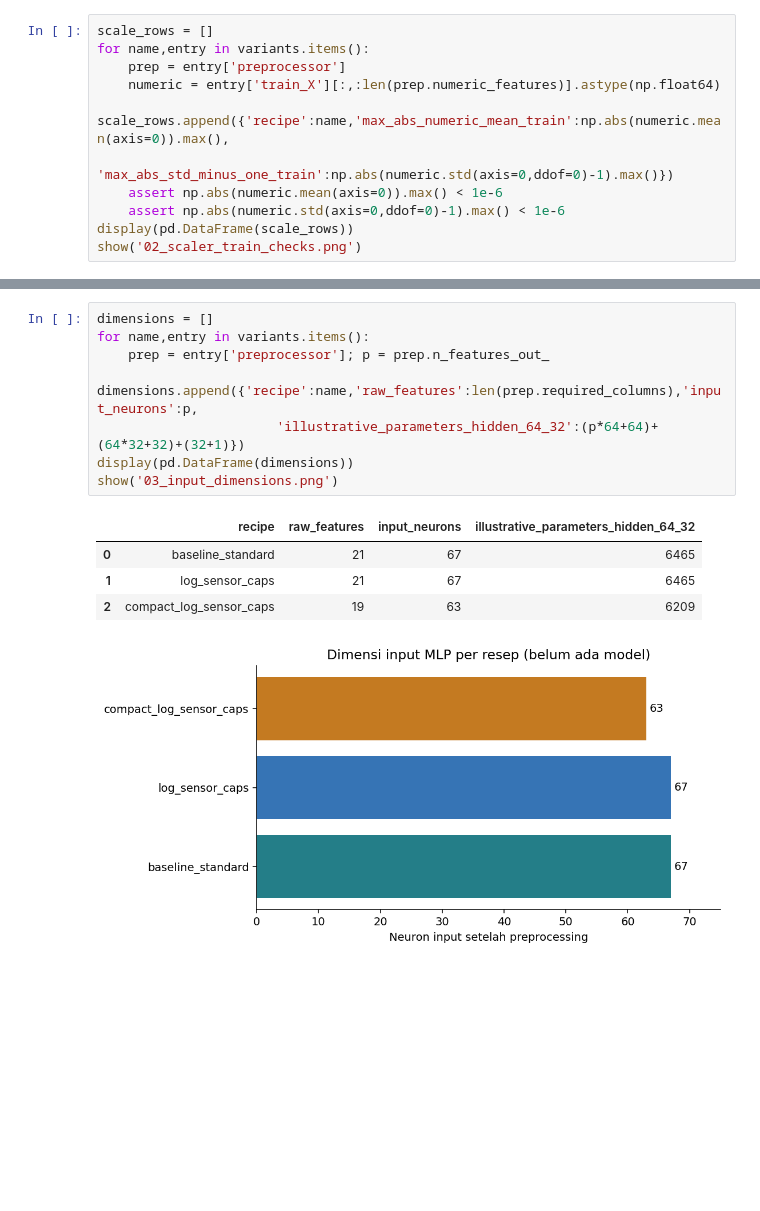
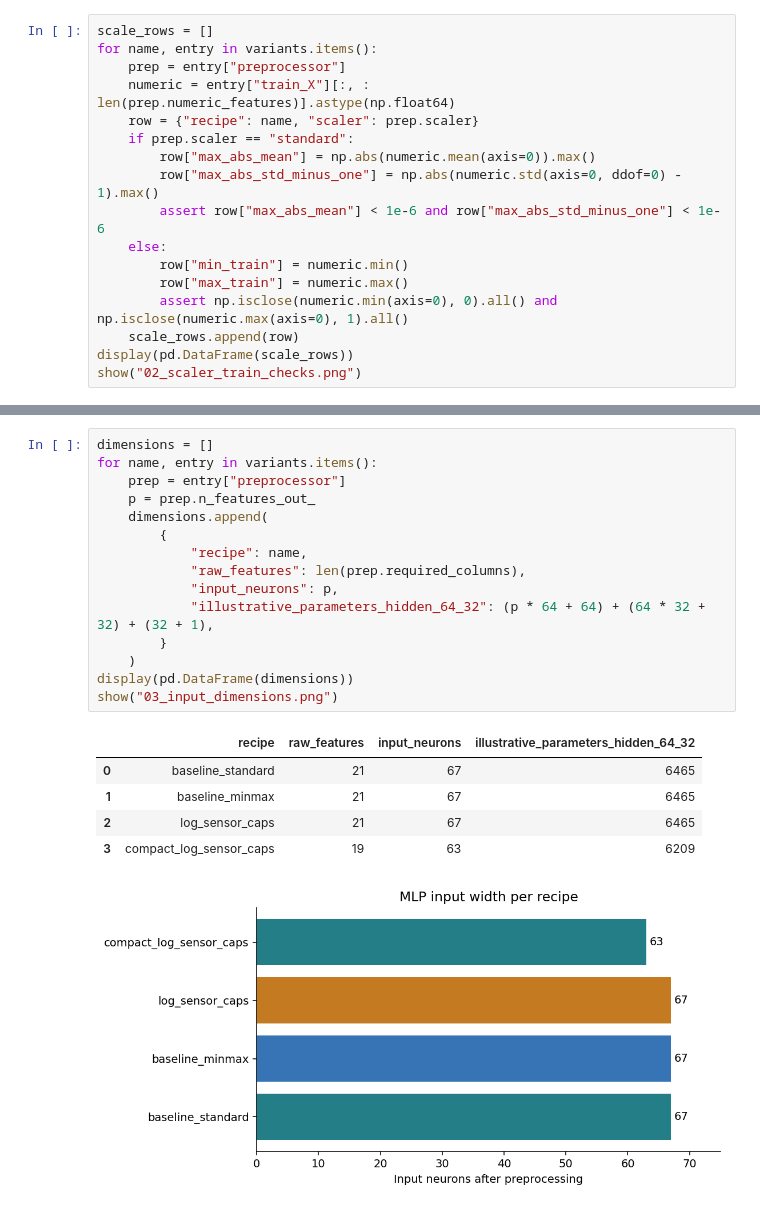
Before and after one commit to HUB37T/EV-Battery-Health, a Jupyter notebook: notebooks/02_preprocessing.ipynb, the cells around one changed output, grey strips where cells are left out. Drawn from its saved outputs; the diff is of its cells as text; blank space fills up the shorter version.

```diff
--- a/notebooks/02_preprocessing.ipynb
+++ b/notebooks/02_preprocessing.ipynb
@@ -262,12 +291,18 @@ Hanya blok numerik distandardisasi. One-hot, biner, dan missing flags tetap 0/1.
 # %%
 scale_rows = []
-for name,entry in variants.items():
-    prep = entry['preprocessor']
-    numeric = entry['train_X'][:,:len(prep.numeric_features)].astype(np.float64)
-    scale_rows.append({'recipe':name,'max_abs_numeric_mean_train':np.abs(numeric.mean(axis=0)).max(),
-                       'max_abs_std_minus_one_train':np.abs(numeric.std(axis=0,ddof=0)-1).max()})
-    assert np.abs(numeric.mean(axis=0)).max() < 1e-6
-    assert np.abs(numeric.std(axis=0,ddof=0)-1).max() < 1e-6
+for name, entry in variants.items():
+    prep = entry["preprocessor"]
+    numeric = entry["train_X"][:, : len(prep.numeric_features)].astype(np.float64)
+    row = {"recipe": name, "scaler": prep.scaler}
+    if prep.scaler == "standard":
+        row["max_abs_mean"] = np.abs(numeric.mean(axis=0)).max()
+        row["max_abs_std_minus_one"] = np.abs(numeric.std(axis=0, ddof=0) - 1).max()
+        assert row["max_abs_mean"] < 1e-6 and row["max_abs_std_minus_one"] < 1e-6
+    else:
+        row["min_train"] = numeric.min()
+        row["max_train"] = numeric.max()
+        assert np.isclose(numeric.min(axis=0), 0).all() and np.isclose(numeric.max(axis=0), 1).all()
+    scale_rows.append(row)
 display(pd.DataFrame(scale_rows))
-show('02_scaler_train_checks.png')
+show("02_scaler_train_checks.png")
 # %% [output]
@@ -285,15 +324,23 @@ Tidak menghapus fitur hanya karena korelasi target rendah. Reduksi fitur berpote
 # %%
 dimensions = []
-for name,entry in variants.items():
-    prep = entry['preprocessor']; p = prep.n_features_out_
-    dimensions.append({'recipe':name,'raw_features':len(prep.required_columns),'input_neurons':p,
-                       'illustrative_parameters_hidden_64_32':(p*64+64)+(64*32+32)+(32+1)})
+for name, entry in variants.items():
+    prep = entry["preprocessor"]
+    p = prep.n_features_out_
+    dimensions.append(
+        {
+            "recipe": name,
+            "raw_features": len(prep.required_columns),
+            "input_neurons": p,
+            "illustrative_parameters_hidden_64_32": (p * 64 + 64) + (64 * 32 + 32) + (32 + 1),
+        }
+    )
 display(pd.DataFrame(dimensions))
-show('03_input_dimensions.png')
+show("03_input_dimensions.png")
 # %% [output]
 |  | recipe | raw_features | input_neurons | illustrative_parameters_hidden_64_32 |
 | 0 | baseline_standard | 21 | 67 | 6465 |
-| 1 | log_sensor_caps | 21 | 67 | 6465 |
-| 2 | compact_log_sensor_caps | 19 | 63 | 6209 |
+| 1 | baseline_minmax | 21 | 67 | 6465 |
+| 2 | log_sensor_caps | 21 | 67 | 6465 |
+| 3 | compact_log_sensor_caps | 19 | 63 | 6209 |
-[figure, old version]
+[figure, new version]
 # %% [markdown]
```
Also changed, not shown: parts of 31 cells of this notebook, 8 other files.
